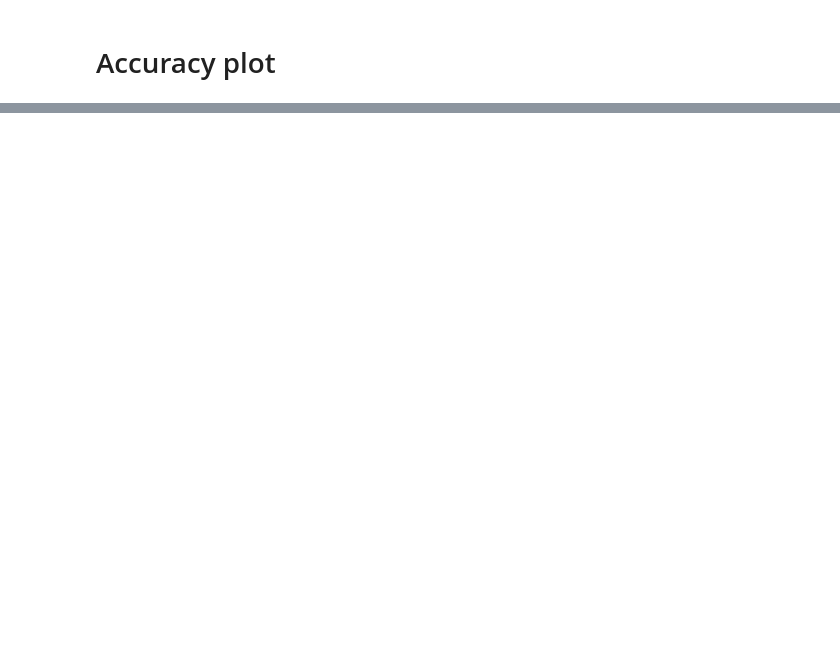
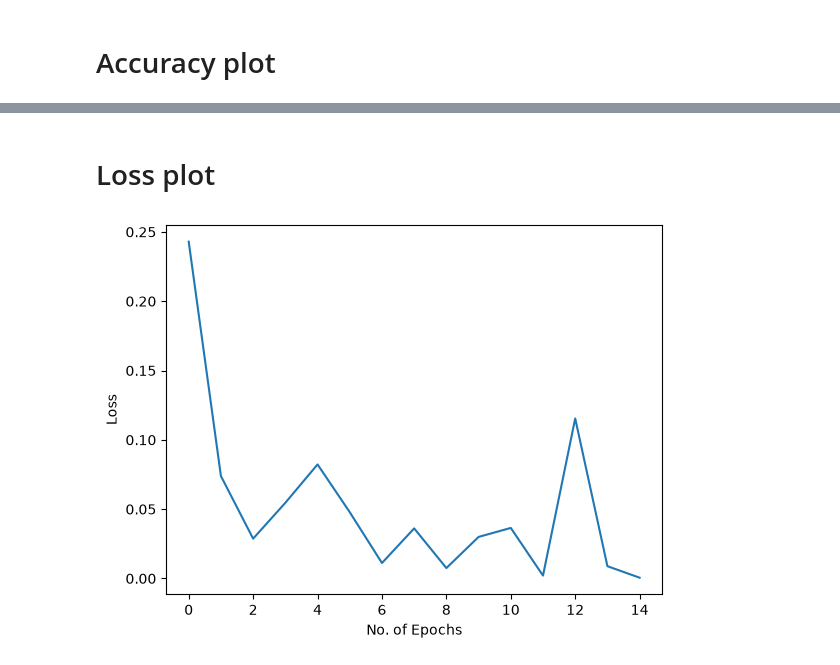
Before and after one commit to shy942/ML-exploration, a Jupyter notebook: notebooks/09_Deep_Learning_PyTorch.ipynb, the cells around one changed output, grey strips where cells are left out. Saved outputs shown, nothing was run; the diff lists cells and outputs as text; code cells hidden in the pictures; blank space fills up the shorter version.

Commit message:
09_Deep_Learning_PyTorch.ipynd is updated for MLP

```diff
--- a/notebooks/09_Deep_Learning_PyTorch.ipynb
+++ b/notebooks/09_Deep_Learning_PyTorch.ipynb
@@ -184,0 +187,26 @@ plt.show()
+# %%
+class MultilayerPerceptron (nn.Module):
+    def __init__ (self):
+        super(MultilayerPerceptron, self).__init__()
+
+        self.network = nn.Sequential(
+            # A fully connected layer that takes the 784 input features and projects them to 256 hidden features.
+            # Input layer to hidden layer
+            nn.Linear(784,128),
+            # Introduces non-linearity, allowing the network to learn complex patterns instead of just linear equations.
+            nn.ReLU(),
+            # Compresses the 256 features down to a tighter representation of 128 features.
+            # Hidden layer 2
+            #nn.Linear(256, 128),
+            #nn.ReLU(),
+            # Outputs 10 raw scores (logits). Each score corresponds to one of the 10 possible classes.
+            # Hiden layer to output layer
+            nn.Linear(128, 10)
+        )
+
+    def forward (self, x):
+        return self.network(x)
+# %%
+# instantiate the model
+MLP_model = MultilayerPerceptron()
+print(MLP_model)
@@ -184,0 +221,3 @@ plt.show()
+# %%
+optimizer = torch.optim.Adam(MLP_model.parameters(), lr=0.001)
+criterion = nn.CrossEntropyLoss()
@@ -184,0 +283,9 @@ plt.show()
+# %% [markdown]
+# Loss plot
+# %%
+plt.plot(loss_total)
+plt.xlabel("No. of Epochs")
+plt.ylabel("Loss")
+plt.show()
+# %% [output]
+[figure, added]
```
Also changed, not shown: parts of 12 cells of this notebook.
